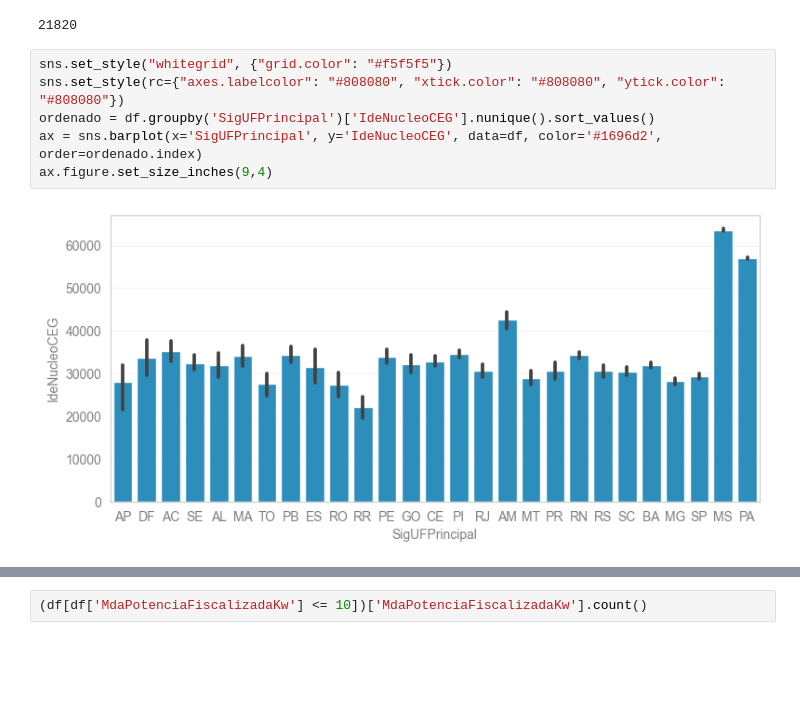
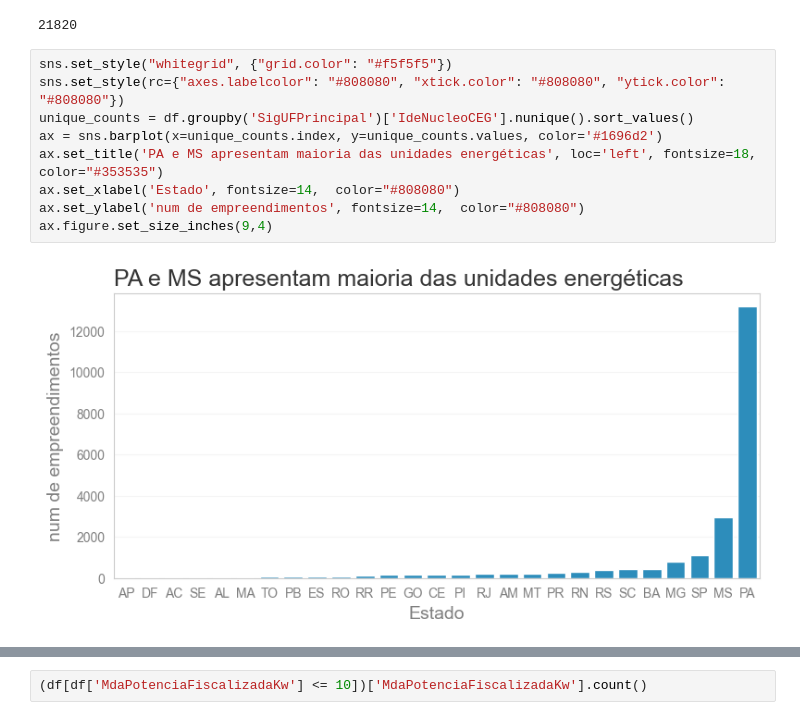
Before and after one commit to lpfnascimento/eda-brasilian-energy-matrix, a Jupyter notebook: TG-aneel-energia.ipynb, the cells around one changed output, grey strips where cells are left out. Cells and saved outputs as stored; diff of their text form; blank space fills up the shorter version.

Commit message:
ajustes no gráfico de empreendimento unicos

```diff
--- a/TG-aneel-energia.ipynb
+++ b/TG-aneel-energia.ipynb
@@ -317,8 +317,11 @@ df['IdeNucleoCEG'].nunique()
 # %%
 sns.set_style("whitegrid", {"grid.color": "#f5f5f5"})
 sns.set_style(rc={"axes.labelcolor": "#808080", "xtick.color": "#808080", "ytick.color": "#808080"})
-ordenado = df.groupby('SigUFPrincipal')['IdeNucleoCEG'].nunique().sort_values()
-ax = sns.barplot(x='SigUFPrincipal', y='IdeNucleoCEG', data=df, color='#1696d2', order=ordenado.index)
+unique_counts = df.groupby('SigUFPrincipal')['IdeNucleoCEG'].nunique().sort_values()
+ax = sns.barplot(x=unique_counts.index, y=unique_counts.values, color='#1696d2')
+ax.set_title('PA e MS apresentam maioria das unidades energéticas', loc='left', fontsize=18, color="#353535")
+ax.set_xlabel('Estado', fontsize=14,  color="#808080")
+ax.set_ylabel('num de empreendimentos', fontsize=14,  color="#808080")
 ax.figure.set_size_inches(9,4)
 # %% [output]
-[figure, old version]
+[figure, new version]
```
Also changed, not shown: parts of 6 cells of this notebook.
